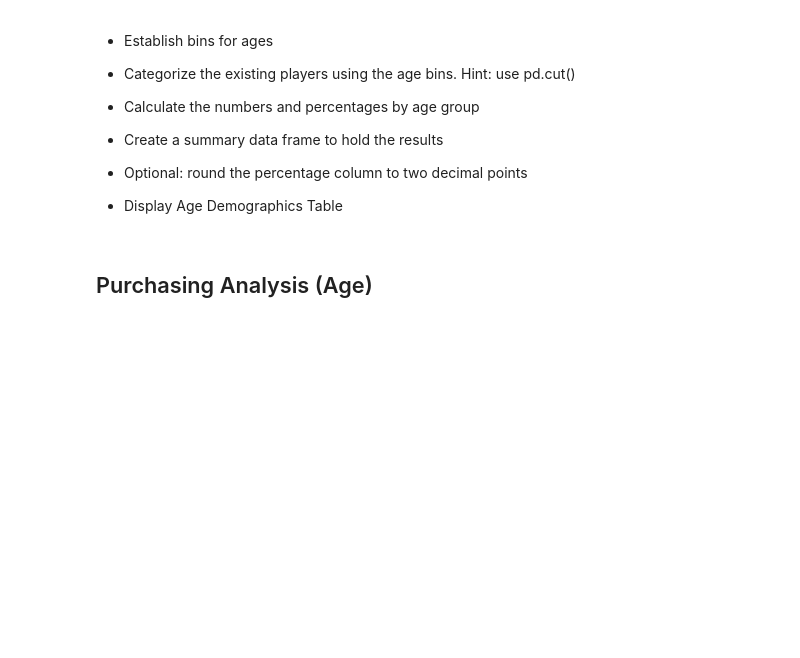
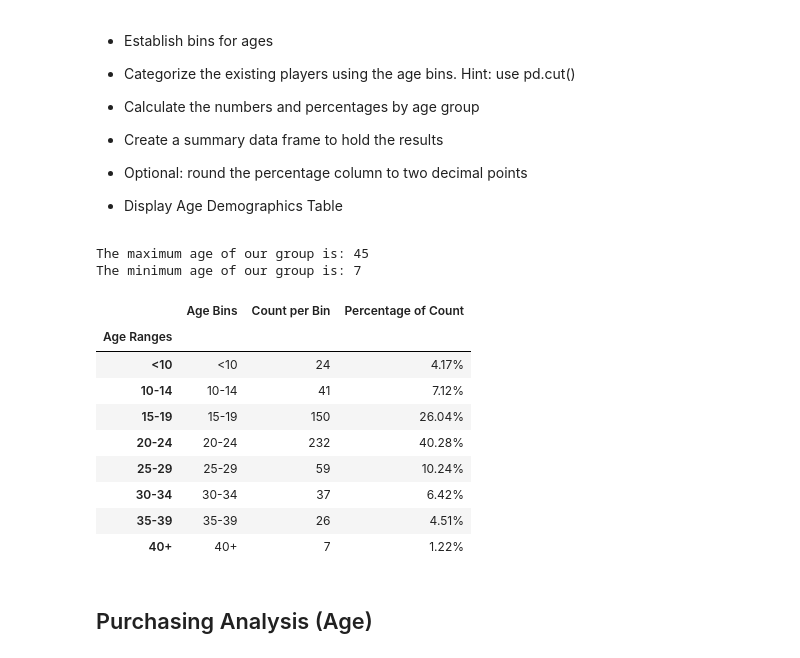
Before and after one commit to tipton-max01/4.pandas-challenge, a Jupyter notebook: HeroesOfPymoli/HeroesOfPymoli_starter.ipynb, the cells around one changed output. Saved outputs shown, nothing was run; the diff lists cells and outputs as text; code cells hidden in the pictures; blank space fills up the shorter version.

```diff
--- a/HeroesOfPymoli/HeroesOfPymoli_starter.ipynb
+++ b/HeroesOfPymoli/HeroesOfPymoli_starter.ipynb
@@ -165,6 +180,55 @@ purchasing_analysis_gender
 
 
 * Display Age Demographics Table
+# %%
+max_age = purchase_data["Age"].max()
+min_age = purchase_data["Age"].min()
+print(f"The maximum age of our group is: {max_age}")
+print(f"The minimum age of our group is: {min_age}")
+# %% [output]
+The maximum age of our group is: 45
+The minimum age of our group is: 7
+# %%
+# Create the bins in which Data will be held
+# Bins are 0, 59.9, 69.9, 79.9, 89.9, 100.
+#bins = [0, 59.9, 69.9, 79.9, 89.9, 100]
+
+age_bins = [0, 10, 15, 20, 25, 30, 35, 40, 50]
+group_names = ["<10", "10-14", "15-19", "20-24", "25-29", "30-34", "35-39", "40+"]
+# Categorize the existing players using the age bins
+purchase_data["Age Ranges"] = pd.cut(purchase_data["Age"], age_bins, labels=group_names)
+purchase_data
+
+#Create Age Demographics dataframe by removing duplicates from purchase_data
+age_demographics = purchase_data.drop_duplicates(subset = ["SN"], inplace = False, keep = "first")
+age_demographics
+
+age_count = age_demographics.groupby(["Age Ranges"]).count()["SN"]
+age_count
+
+total_people = age_count.sum()
+total_people
+
+age_count_percentages = age_count / total_people
+age_count_percentages
+
+age_demo_df = pd.DataFrame({"Age Bins": group_names,
+                            "Count per Bin": age_count,
+                            "Percentage of Count": age_count_percentages,
+                           })
+age_demo_df["Percentage of Count"] = age_demo_df["Percentage of Count"].map("{:,.2%}".format)
+age_demo_df
+# %% [output]
+|  | Age Bins | Count per Bin | Percentage of Count |
+| Age Ranges |  |  |  |
+| <10 | <10 | 24 | 4.17% |
+| 10-14 | 10-14 | 41 | 7.12% |
+| 15-19 | 15-19 | 150 | 26.04% |
+| 20-24 | 20-24 | 232 | 40.28% |
+| 25-29 | 25-29 | 59 | 10.24% |
+| 30-34 | 30-34 | 37 | 6.42% |
+| 35-39 | 35-39 | 26 | 4.51% |
+| 40+ | 40+ | 7 | 1.22% |
 # %% [markdown]
 ## Purchasing Analysis (Age)
 # %% [markdown]
```
Also changed, not shown: parts of 3 cells of this notebook.
